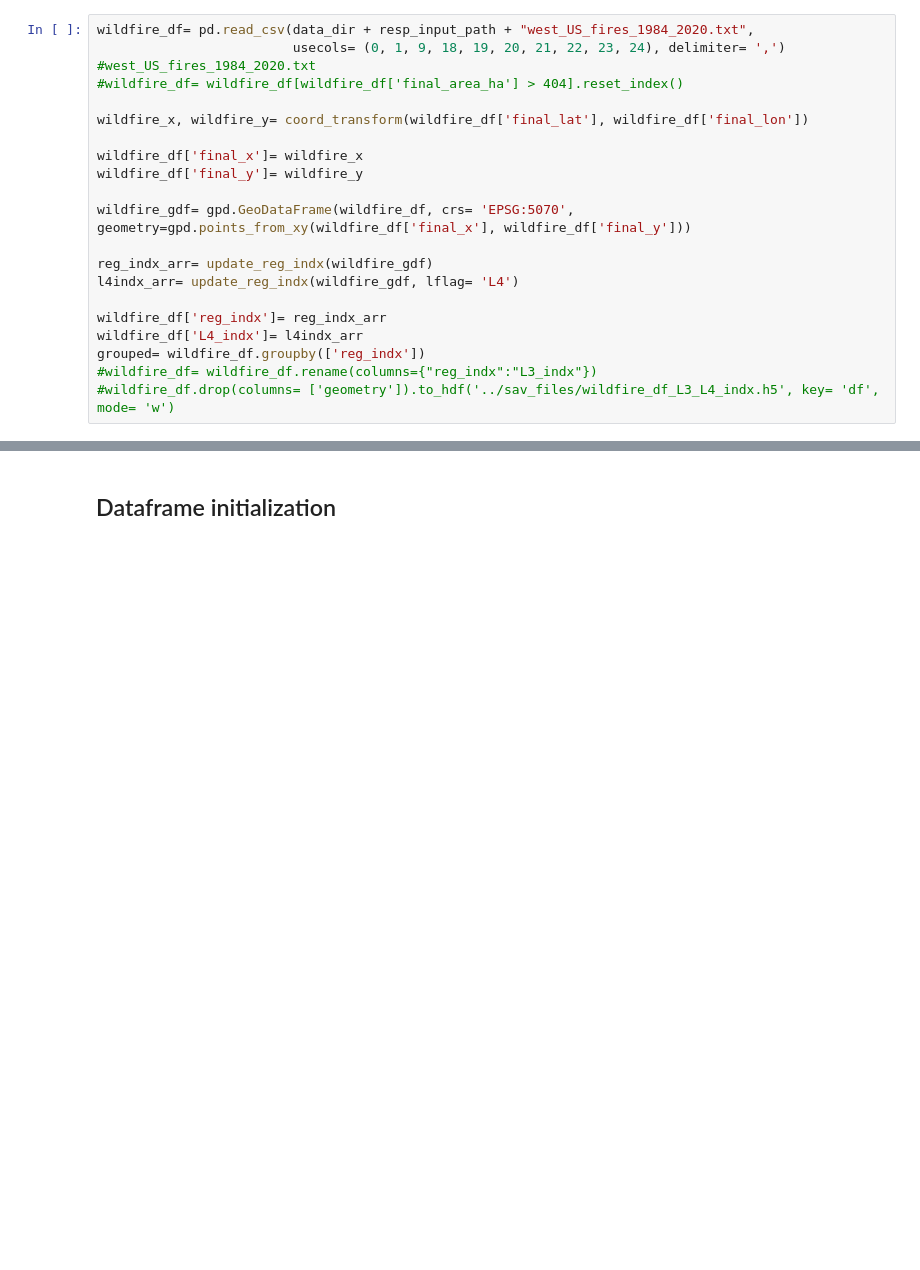
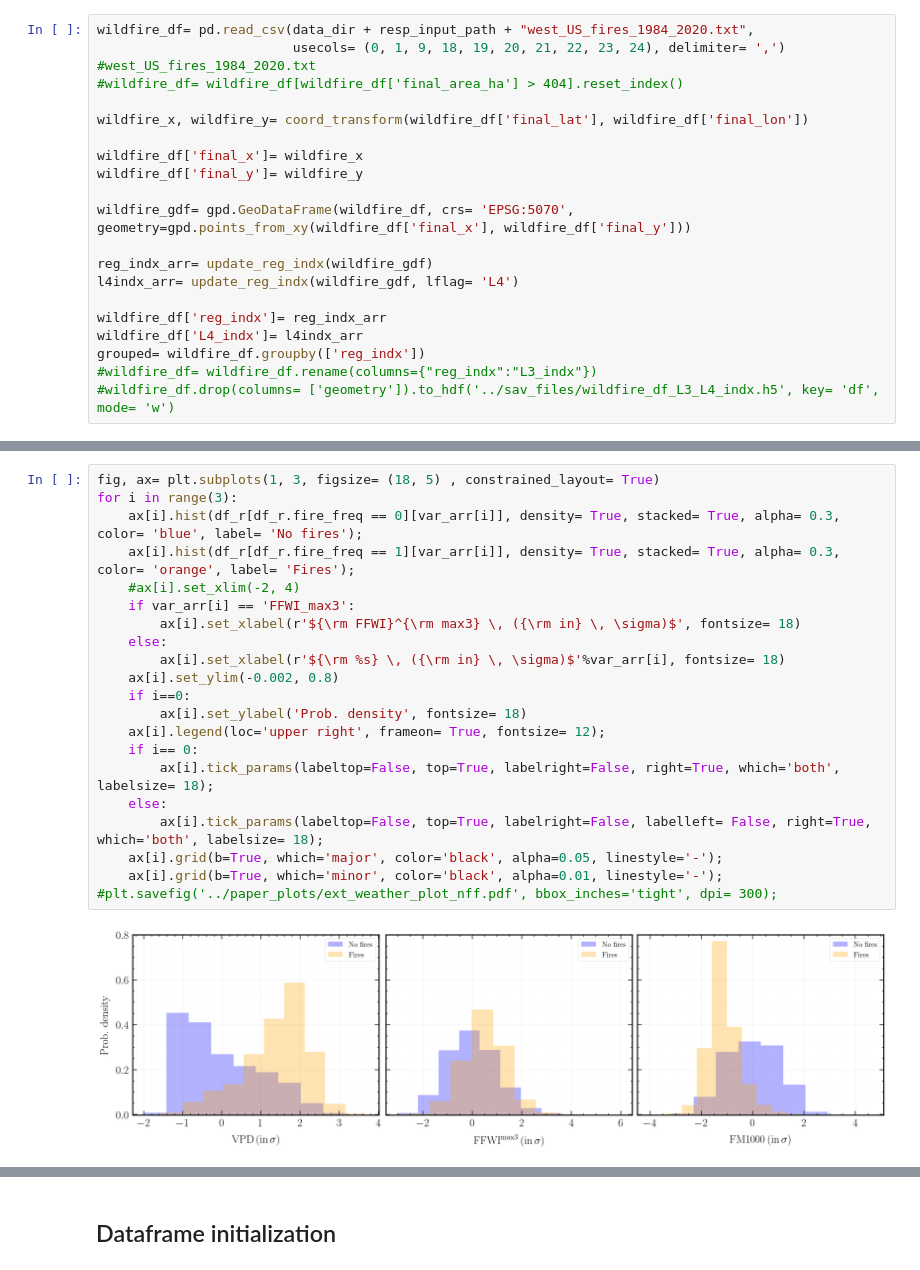
Before and after one commit to jtbuch/smlfire1.0, a Jupyter notebook: scripts/prelim_data_processing_and_analysis.ipynb, the cells around one changed output, grey strips where cells are left out. Drawn from its saved outputs; the diff is of its cells as text; blank space fills up the shorter version.

```diff
--- a/scripts/prelim_data_processing_and_analysis.ipynb
+++ b/scripts/prelim_data_processing_and_analysis.ipynb
@@ -89,0 +124,23 @@ grouped= wildfire_df.groupby(['reg_indx'])
+# %%
+fig, ax= plt.subplots(1, 3, figsize= (18, 5) , constrained_layout= True)
+for i in range(3):
+    ax[i].hist(df_r[df_r.fire_freq == 0][var_arr[i]], density= True, stacked= True, alpha= 0.3, color= 'blue', label= 'No fires');
+    ax[i].hist(df_r[df_r.fire_freq == 1][var_arr[i]], density= True, stacked= True, alpha= 0.3, color= 'orange', label= 'Fires');
+    #ax[i].set_xlim(-2, 4)
+    if var_arr[i] == 'FFWI_max3':
+        ax[i].set_xlabel(r'${\rm FFWI}^{\rm max3} \, ({\rm in} \, \sigma)$', fontsize= 18)
+    else:
+        ax[i].set_xlabel(r'${\rm %s} \, ({\rm in} \, \sigma)$'%var_arr[i], fontsize= 18)
+    ax[i].set_ylim(-0.002, 0.8)
+    if i==0:
+        ax[i].set_ylabel('Prob. density', fontsize= 18)
+    ax[i].legend(loc='upper right', frameon= True, fontsize= 12);
+    if i== 0:
+        ax[i].tick_params(labeltop=False, top=True, labelright=False, right=True, which='both', labelsize= 18);
+    else:
+        ax[i].tick_params(labeltop=False, top=True, labelright=False, labelleft= False, right=True, which='both', labelsize= 18);
+    ax[i].grid(b=True, which='major', color='black', alpha=0.05, linestyle='-');
+    ax[i].grid(b=True, which='minor', color='black', alpha=0.01, linestyle='-');
+#plt.savefig('../paper_plots/ext_weather_plot_nff.pdf', bbox_inches='tight', dpi= 300);
+# %% [output]
+[figure, added]
```
Also changed, not shown: parts of 21 cells of this notebook, 2 other files.
